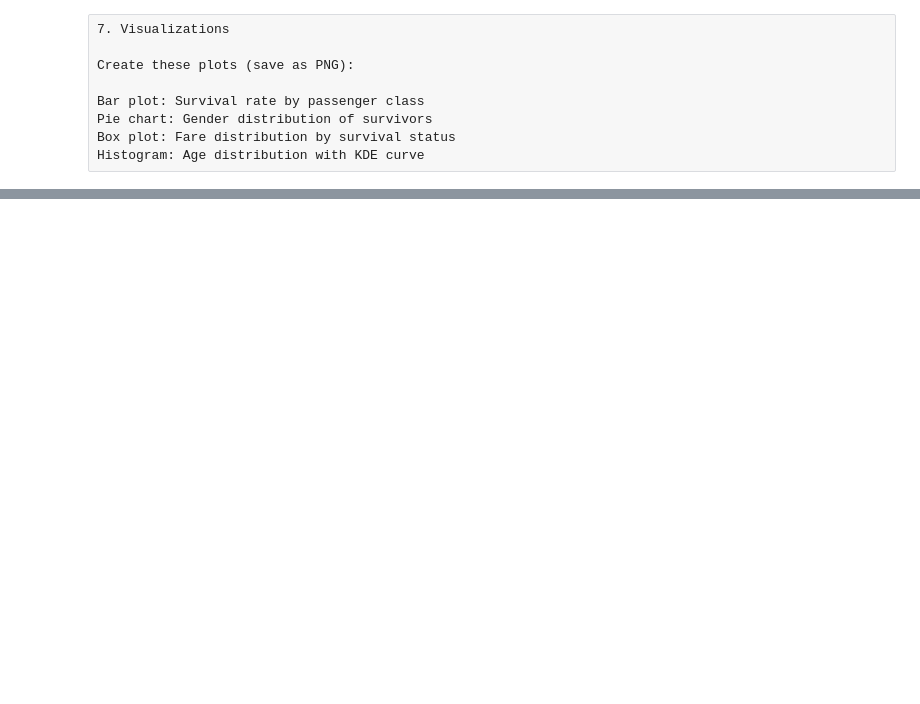
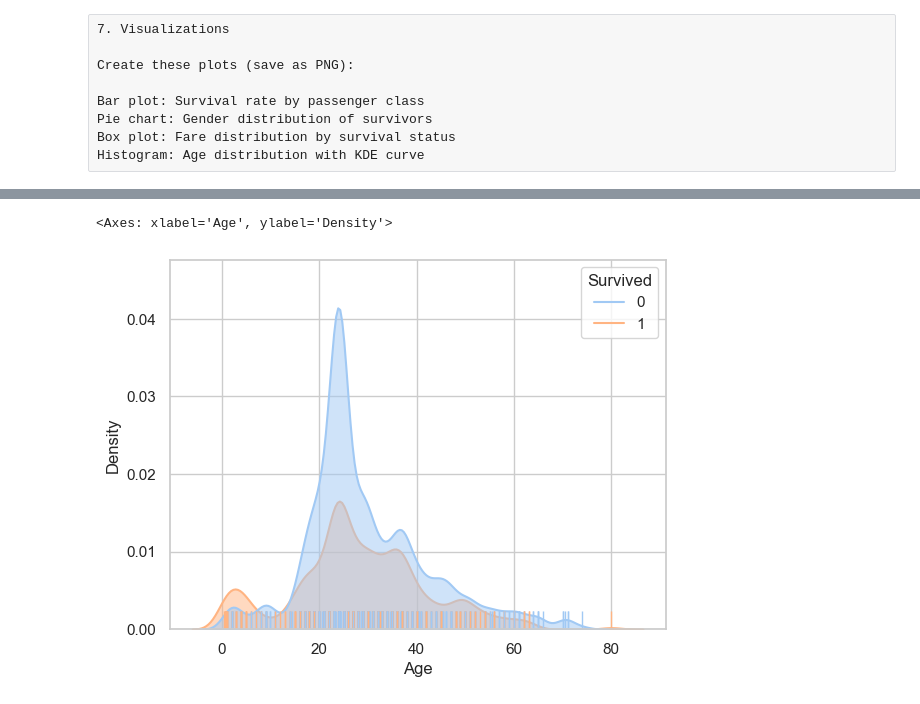
Before and after one commit to TenaciousXenon/Pandas_titanic_data_project, a Jupyter notebook: Project7.ipynb, the cells around one changed output, grey strips where cells are left out. Saved outputs shown, nothing was run; the diff lists cells and outputs as text; code cells hidden in the pictures; blank space fills up the shorter version.

```diff
--- a/Project7.ipynb
+++ b/Project7.ipynb
@@ -292,0 +306,12 @@ demo_stats.to_csv('demographics.csv', index=True)  # Keep index (metric names)
+# %%
+sns.set_theme(context="notebook", style="whitegrid", palette="pastel")
+# sns.countplot(data=titanic_data, x="Pclass", hue="Survived")
+# Age & Survival:
+# Plot overlapping KDE distributions of age for survivors/non-survivors
+# Add rugplot and set bw_adjust=0.5 for better detail
+sns.kdeplot(data=titanic_data, x="Age", hue="Survived",
+           bw_adjust=0.5, fill=True, alpha=0.5, linewidth=1.5)
+sns.rugplot(data=titanic_data, x="Age", hue="Survived", height=.05)
+# %% [output]
+<Axes: xlabel='Age', ylabel='Density'>
+[figure, added]
```
Also changed, not shown: parts of 22 cells of this notebook.
